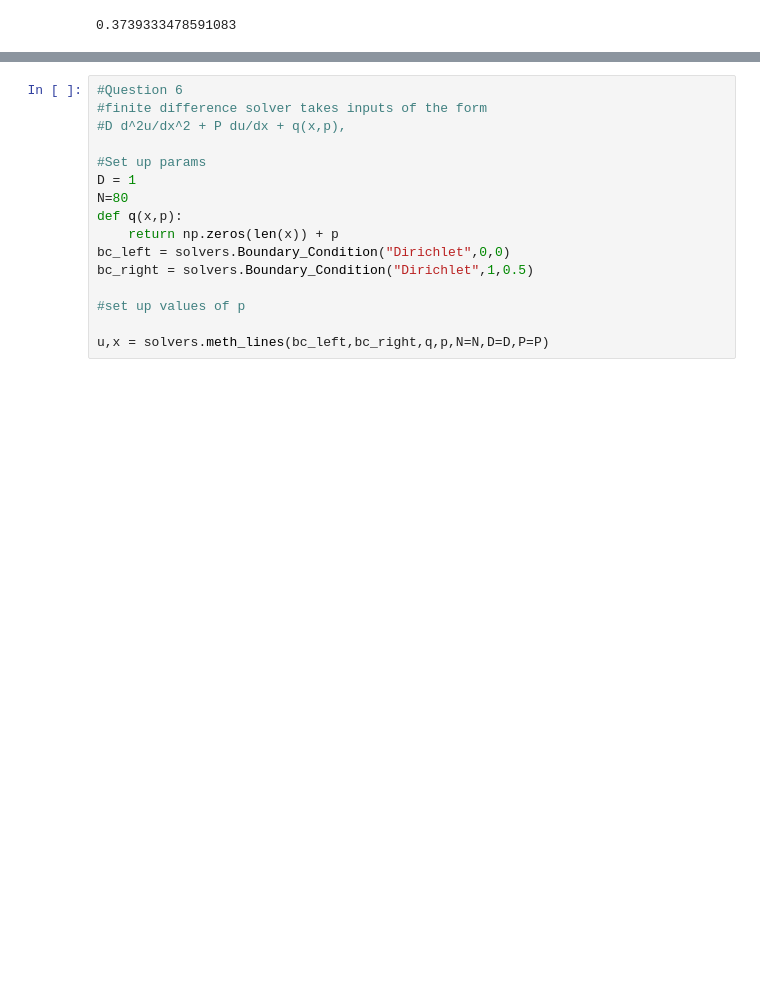
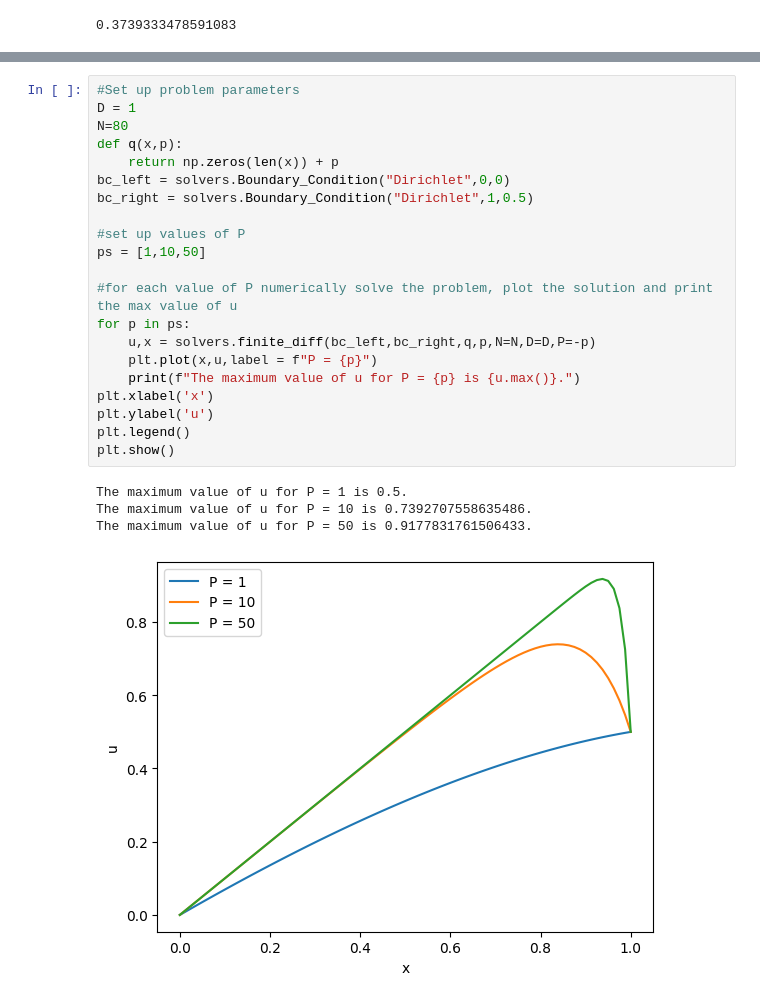
Before and after one commit to barnander/Numerical-Tools-for-Dynamical-Systems, a Jupyter notebook: Coursework.ipynb, the cells around one changed output, grey strips where cells are left out. Drawn from its saved outputs; the diff is of its cells as text; blank space fills up the shorter version.

```diff
--- a/Coursework.ipynb
+++ b/Coursework.ipynb
@@ -433,19 +444,29 @@ print(u[-1,-1])
 # %%
-#Question 6
-#finite difference solver takes inputs of the form
-#D d^2u/dx^2 + P du/dx + q(x,p),
-
-#Set up params
+#Set up problem parameters
 D = 1
 N=80
 def q(x,p):
     return np.zeros(len(x)) + p
 bc_left = solvers.Boundary_Condition("Dirichlet",0,0)
 bc_right = solvers.Boundary_Condition("Dirichlet",1,0.5)
 
-#set up values of p
+#set up values of P
+ps = [1,10,50]
 
-u,x = solvers.meth_lines(bc_left,bc_right,q,p,N=N,D=D,P=P)
+#for each value of P numerically solve the problem, plot the solution and print the max value of u
+for p in ps:
+    u,x = solvers.finite_diff(bc_left,bc_right,q,p,N=N,D=D,P=-p)
+    plt.plot(x,u,label = f"P = {p}")
+    print(f"The maximum value of u for P = {p} is {u.max()}.")
+plt.xlabel('x')
+plt.ylabel('u')
+plt.legend()
+plt.show()
+# %% [output]
+The maximum value of u for P = 1 is 0.5.
+The maximum value of u for P = 10 is 0.7392707558635486.
+The maximum value of u for P = 50 is 0.9177831761506433.
+[figure, added]
 # %%
 plt.plot(x,u)
 plt.plot(x,(1/(2*(np.exp(50)-1))) * (1-np.exp(50*x)) + x)
```
Also changed, not shown: parts of 7 cells of this notebook, 1 other file.
